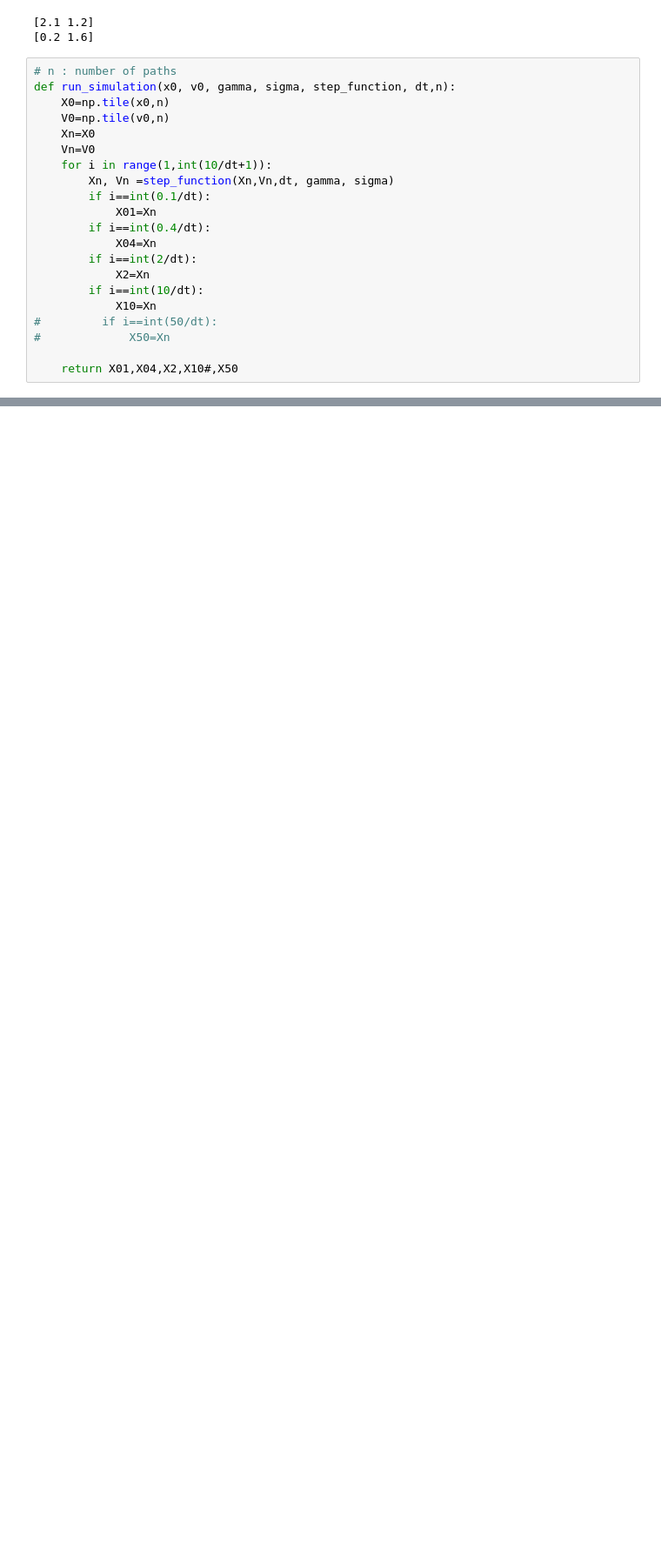
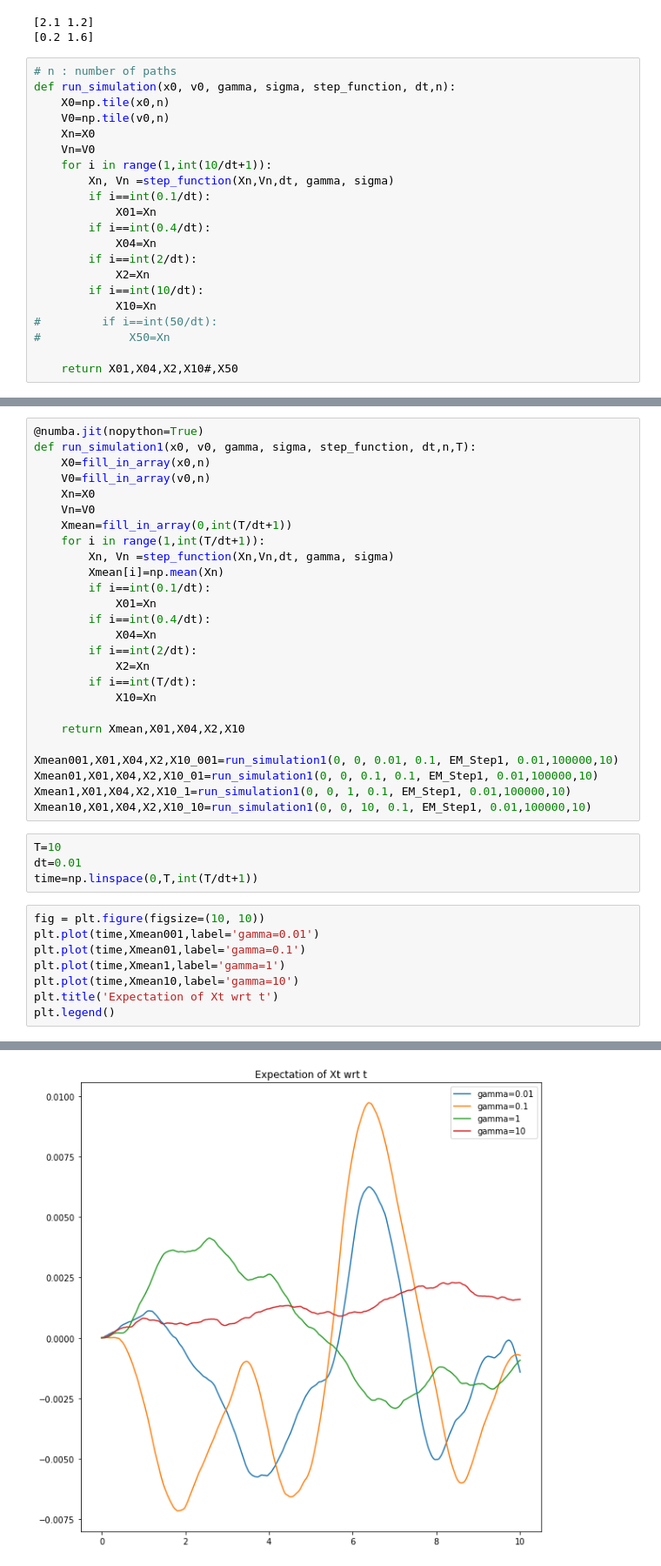
Before and after one commit to ktadgh/Langevin-Dynamics, a Jupyter notebook: Euler_Maruyama.ipynb, the cells around one changed output, grey strips where cells are left out. Shown at 87% size. Cells and saved outputs as stored; diff of their text form; blank space fills up the shorter version.

```diff
--- a/Euler_Maruyama.ipynb
+++ b/Euler_Maruyama.ipynb
@@ -191,0 +307,39 @@ plt.show()
+# %%
+@numba.jit(nopython=True)
+def run_simulation1(x0, v0, gamma, sigma, step_function, dt,n,T):
+    X0=fill_in_array(x0,n)
+    V0=fill_in_array(v0,n)
+    Xn=X0
+    Vn=V0
+    Xmean=fill_in_array(0,int(T/dt+1))
+    for i in range(1,int(T/dt+1)):
+        Xn, Vn =step_function(Xn,Vn,dt, gamma, sigma)
+        Xmean[i]=np.mean(Xn)
+        if i==int(0.1/dt):
+            X01=Xn
+        if i==int(0.4/dt):
+            X04=Xn
+        if i==int(2/dt):
+            X2=Xn
+        if i==int(T/dt):
+            X10=Xn
+
+    return Xmean,X01,X04,X2,X10
+
+Xmean001,X01,X04,X2,X10_001=run_simulation1(0, 0, 0.01, 0.1, EM_Step1, 0.01,100000,10)
+Xmean01,X01,X04,X2,X10_01=run_simulation1(0, 0, 0.1, 0.1, EM_Step1, 0.01,100000,10)
+Xmean1,X01,X04,X2,X10_1=run_simulation1(0, 0, 1, 0.1, EM_Step1, 0.01,100000,10)
+Xmean10,X01,X04,X2,X10_10=run_simulation1(0, 0, 10, 0.1, EM_Step1, 0.01,100000,10)
+# %%
+T=10
+dt=0.01
+time=np.linspace(0,T,int(T/dt+1))
+# %%
+fig = plt.figure(figsize=(10, 10))
+plt.plot(time,Xmean001,label='gamma=0.01')
+plt.plot(time,Xmean01,label='gamma=0.1')
+plt.plot(time,Xmean1,label='gamma=1')
+plt.plot(time,Xmean10,label='gamma=10')
+plt.title('Expectation of Xt wrt t')
+plt.legend()
+# %% [output]
@@ -191,0 +347 @@ plt.show()
+[figure, added]
```
Also changed, not shown: parts of 12 cells of this notebook.
